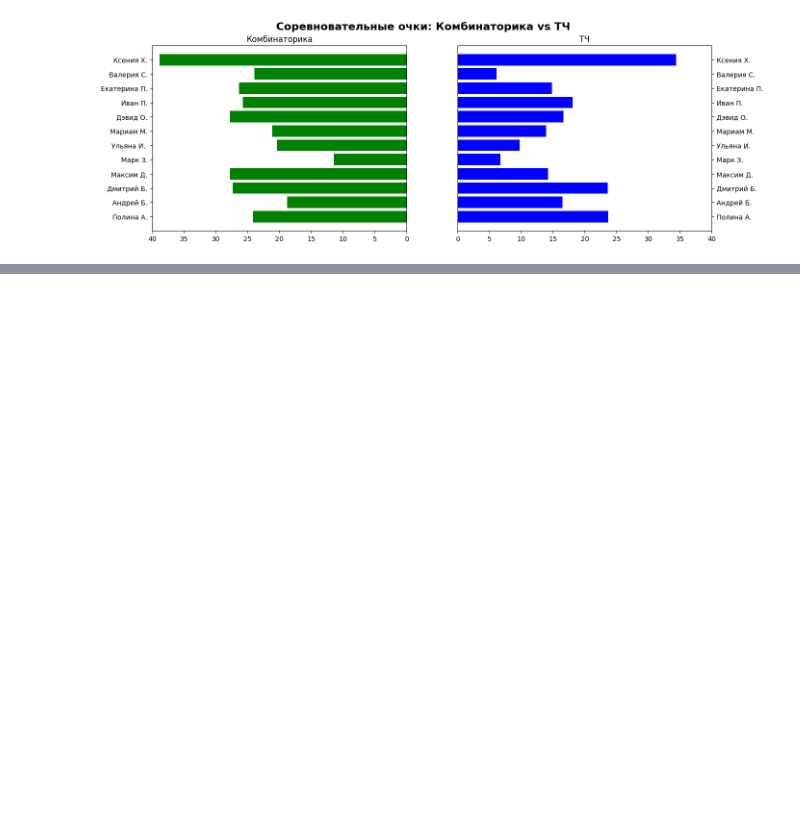
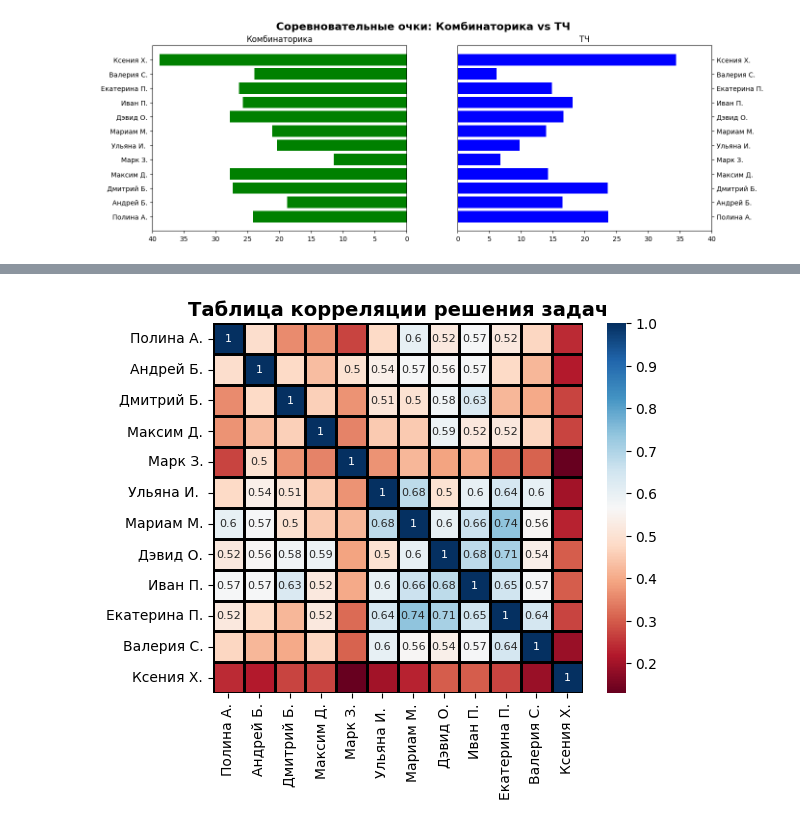
Before and after one commit to IvanUstenko/Spec_Mat_Analyzer, a Jupyter notebook: analyze_main.ipynb, the cells around one changed output, grey strips where cells are left out. Saved outputs shown, nothing was run; the diff lists cells and outputs as text; code cells hidden in the pictures; blank space fills up the shorter version.

Commit message:
conduit modification

```diff
--- a/analyze_main.ipynb
+++ b/analyze_main.ipynb
@@ -60,0 +76,23 @@ plt.show()
+# %%
+df1 = an.bin_conduit(an.topic_loc(df))
+colormap = plt.cm.RdBu
+ax = sns.heatmap(
+    np.round(df1.corr(numeric_only=True), 2),
+    linewidths=0.8,
+    vmax=1.0,
+    square=True,
+    cmap=colormap,
+    linecolor="black",
+    annot=True,
+    annot_kws={"fontsize":8},
+)
+
+for i in ax.texts:
+    if abs(float(i.get_text())) < 0.5:
+        i.set_text("")
+
+plt.title("Таблица корреляции решения задач", weight="heavy", size=14)
+
+plt.show()
+# %% [output]
+[figure, added]
```
Also changed, not shown: parts of 5 cells of this notebook, 5 other files.
